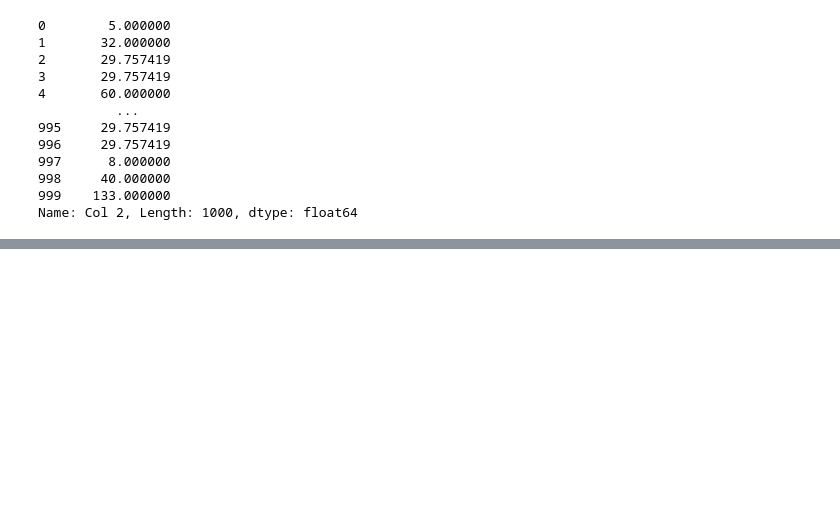
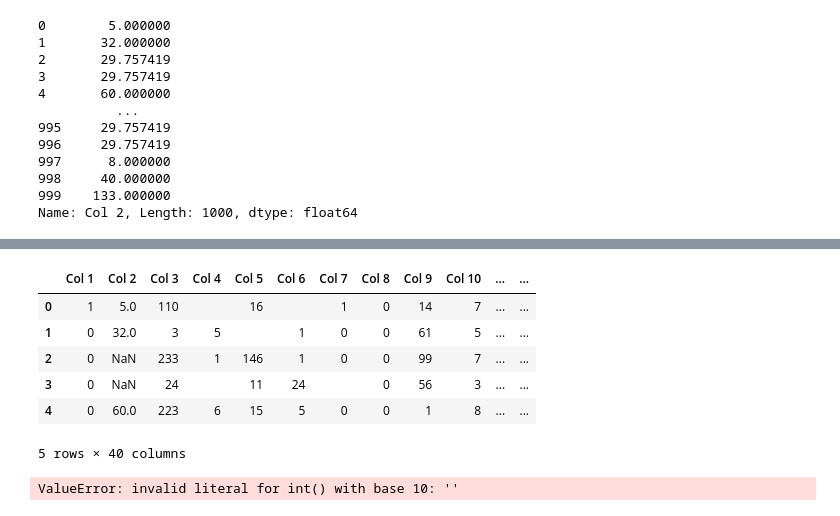
Before and after one commit to Somonnoy44/DSCI-project, a Jupyter notebook: Criteo Dataset Analysis-Copy1.ipynb, the cells around one changed output, grey strips where cells are left out. Cells and saved outputs as stored; diff of their text form; code cells hidden in the pictures; blank space fills up the shorter version.

```diff
--- a/Criteo Dataset Analysis-Copy1.ipynb
+++ b/Criteo Dataset Analysis-Copy1.ipynb
@@ -494,0 +569,14 @@ import matplotlib.pyplot as plt
+# %%
+df.head()
+# %% [output]
+|  | Col 1 | Col 2 | Col 3 | Col 4 | Col 5 | Col 6 | Col 7 | Col 8 | Col 9 | Col 10 | ... | ... |
+| 0 | 1 | 5.0 | 110 |  | 16 |  | 1 | 0 | 14 | 7 | ... | ... |
+| 1 | 0 | 32.0 | 3 | 5 |  | 1 | 0 | 0 | 61 | 5 | ... | ... |
+| 2 | 0 | NaN | 233 | 1 | 146 | 1 | 0 | 0 | 99 | 7 | ... | ... |
+| 3 | 0 | NaN | 24 |  | 11 | 24 |  | 0 | 56 | 3 | ... | ... |
+| 4 | 0 | 60.0 | 223 | 6 | 15 | 5 | 0 | 0 | 1 | 8 | ... | ... |
+5 rows × 40 columns
+# %%
+df['Col 3'] = df['Col 3'].astype(int)
+# %% [output]
+ValueError: invalid literal for int() with base 10: ''
```
Also changed, not shown: parts of 9 cells of this notebook.
